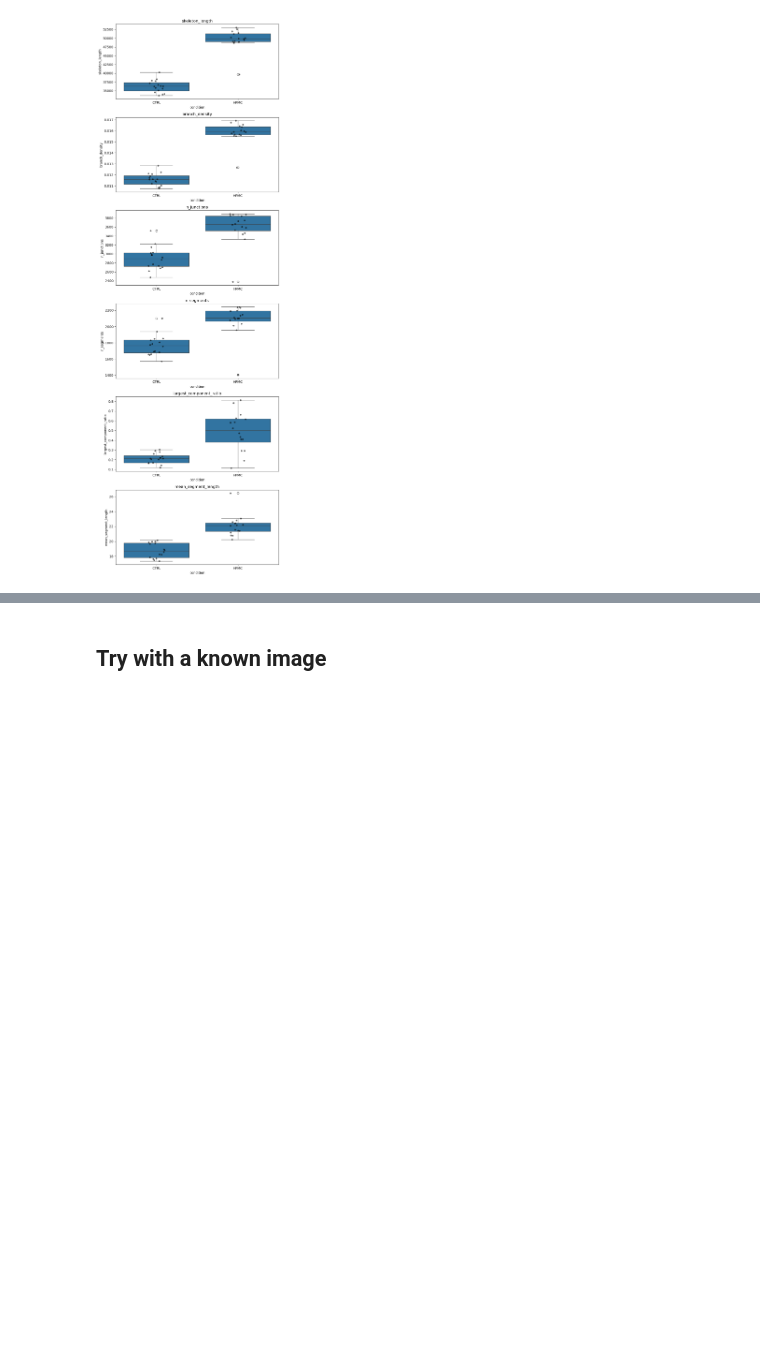
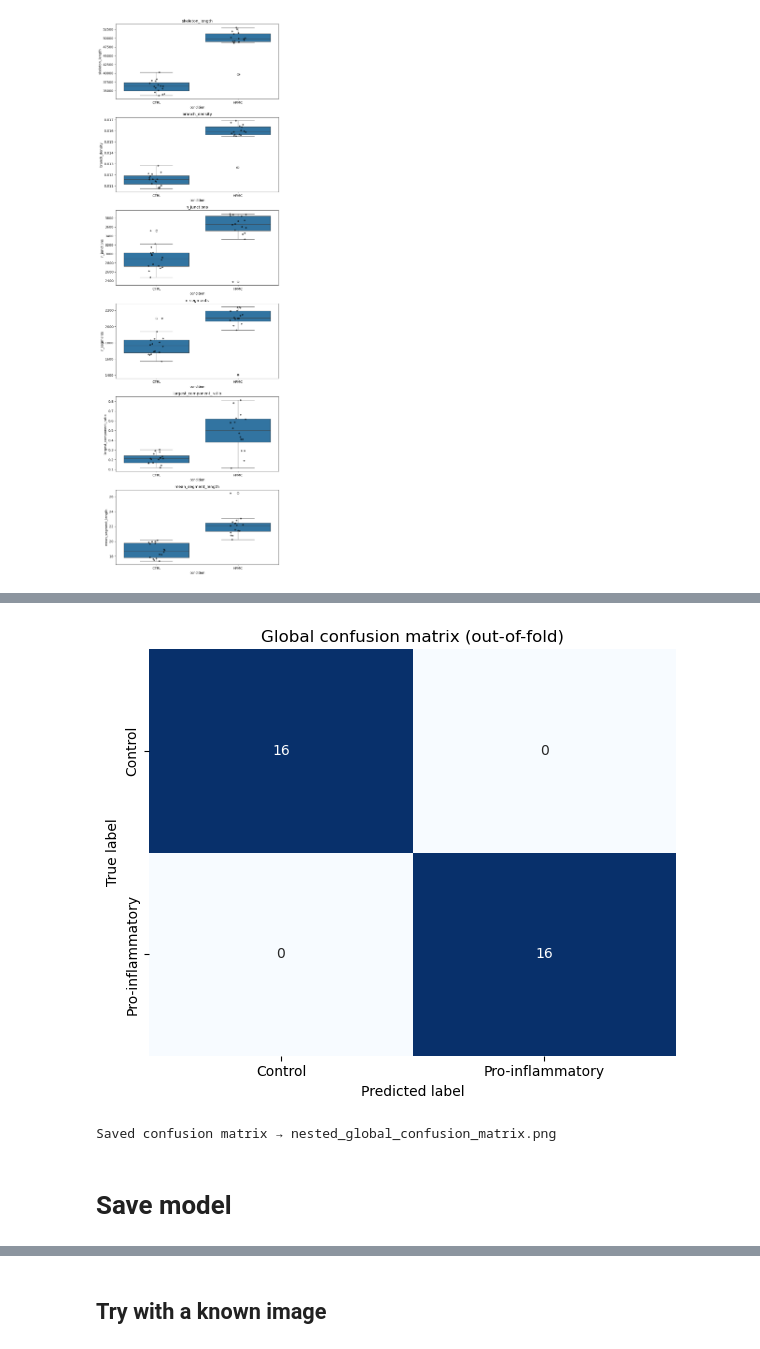
Before and after one commit to alexiagguevara/Proyecto-Final, a Jupyter notebook: main.ipynb, the cells around one changed output, grey strips where cells are left out. Drawn from its saved outputs; the diff is of its cells as text; code cells hidden in the pictures; blank space fills up the shorter version.

```diff
--- a/main.ipynb
+++ b/main.ipynb
@@ -279,0 +270,13 @@ print(loaded_metadata)
+# %%
+nested_binary_evaluation.plot_global_confusion_matrix_from_oof(
+    nested_results["pred_all_df"],
+    class_names=("Control", "Pro-inflammatory"),
+    normalize=False,
+    save_path="nested_global_confusion_matrix.png",
+    title="Global confusion matrix (out-of-fold)"
+)
+# %% [output]
+[figure, added]
+Saved confusion matrix → nested_global_confusion_matrix.png
+# %% [markdown]
+# Save model
```
Also changed, not shown: parts of 47 cells of this notebook, 19 other files.
